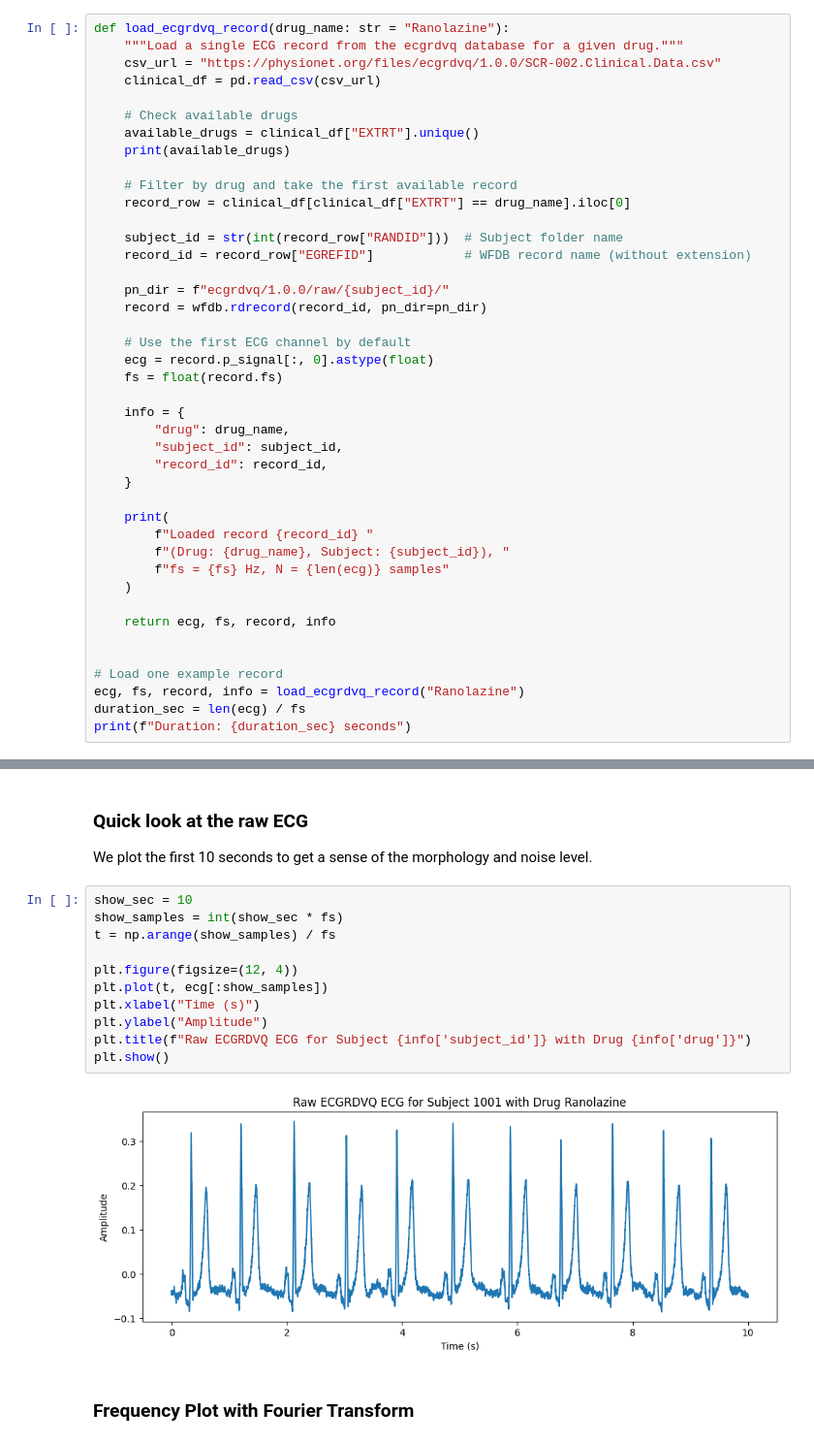
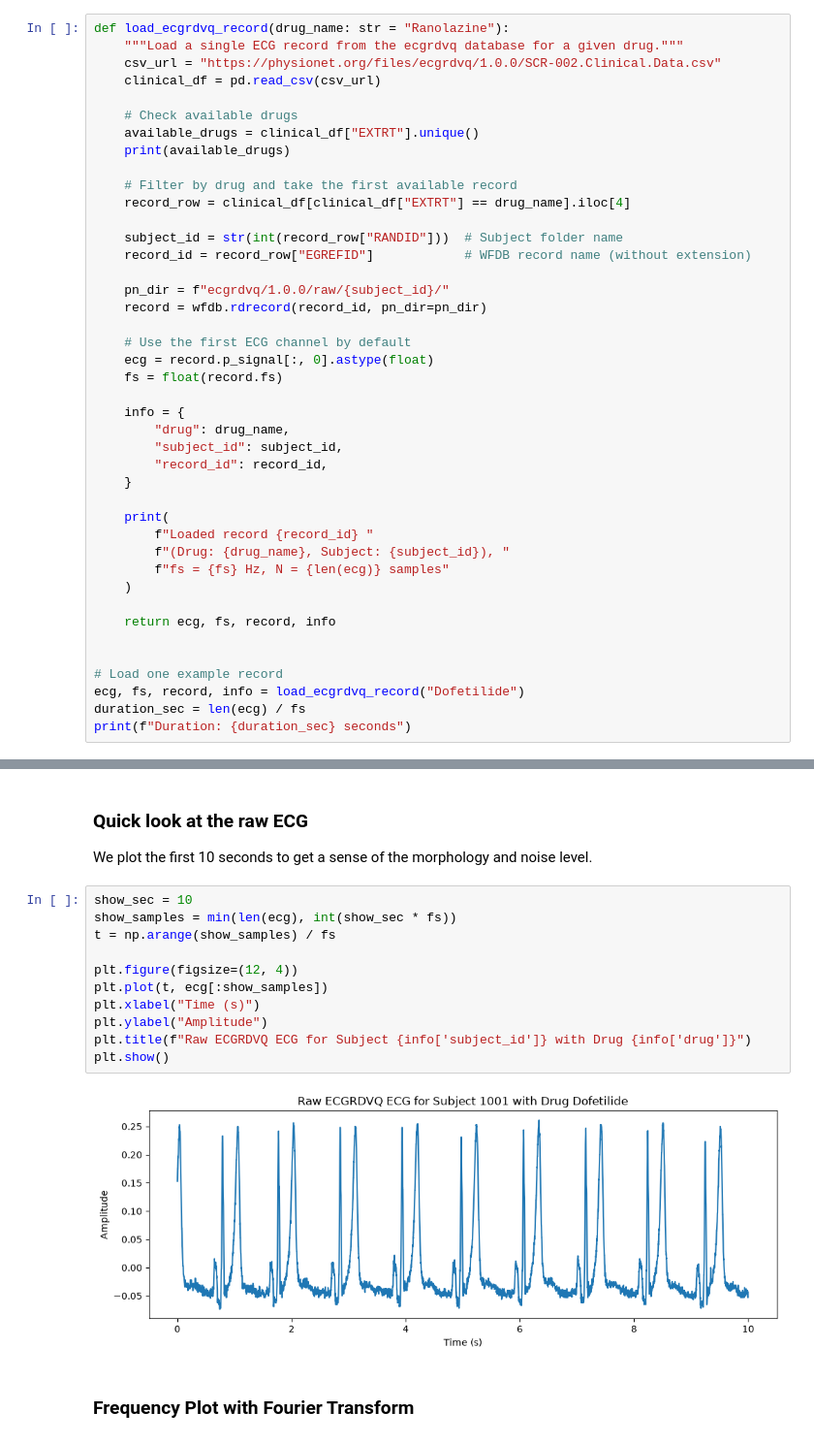
Before and after one commit to iomullony/R-Peaks, a Jupyter notebook: ECGRDVQ R-peaks.ipynb, the cells around one changed output, grey strips where cells are left out. Shown at 97% size. Saved outputs shown, nothing was run; the diff lists cells and outputs as text.

```diff
--- a/ECGRDVQ R-peaks.ipynb
+++ b/ECGRDVQ R-peaks.ipynb
@@ -23,7 +25,7 @@ def load_ecgrdvq_record(drug_name: str = "Ranolazine"):
     print(available_drugs)
 
     # Filter by drug and take the first available record
-    record_row = clinical_df[clinical_df["EXTRT"] == drug_name].iloc[0]
+    record_row = clinical_df[clinical_df["EXTRT"] == drug_name].iloc[4]
 
     subject_id = str(int(record_row["RANDID"]))  # Subject folder name
     record_id = record_row["EGREFID"]            # WFDB record name (without extension)
@@ -51,7 +53,7 @@ def load_ecgrdvq_record(drug_name: str = "Ranolazine"):
 
 
 # Load one example record
-ecg, fs, record, info = load_ecgrdvq_record("Ranolazine")
+ecg, fs, record, info = load_ecgrdvq_record("Dofetilide")
 duration_sec = len(ecg) / fs
 print(f"Duration: {duration_sec} seconds")
 # %% [output]
@@ -64,17 +66,17 @@ Duration: 10.0 seconds
 We plot the first 10 seconds to get a sense of the morphology and noise level.
 # %%
 show_sec = 10
-show_samples = int(show_sec * fs)
+show_samples = min(len(ecg), int(show_sec * fs))
 t = np.arange(show_samples) / fs
 
 plt.figure(figsize=(12, 4))
 plt.plot(t, ecg[:show_samples])
 plt.xlabel("Time (s)")
 plt.ylabel("Amplitude")
 plt.title(f"Raw ECGRDVQ ECG for Subject {info['subject_id']} with Drug {info['drug']}")
 plt.show()
 # %% [output]
-[figure, old version]
+[figure, new version]
 # %% [markdown]
 ### Frequency Plot with Fourier Transform
 # %%
```
Also changed, not shown: parts of 12 cells of this notebook, 4 other files.
